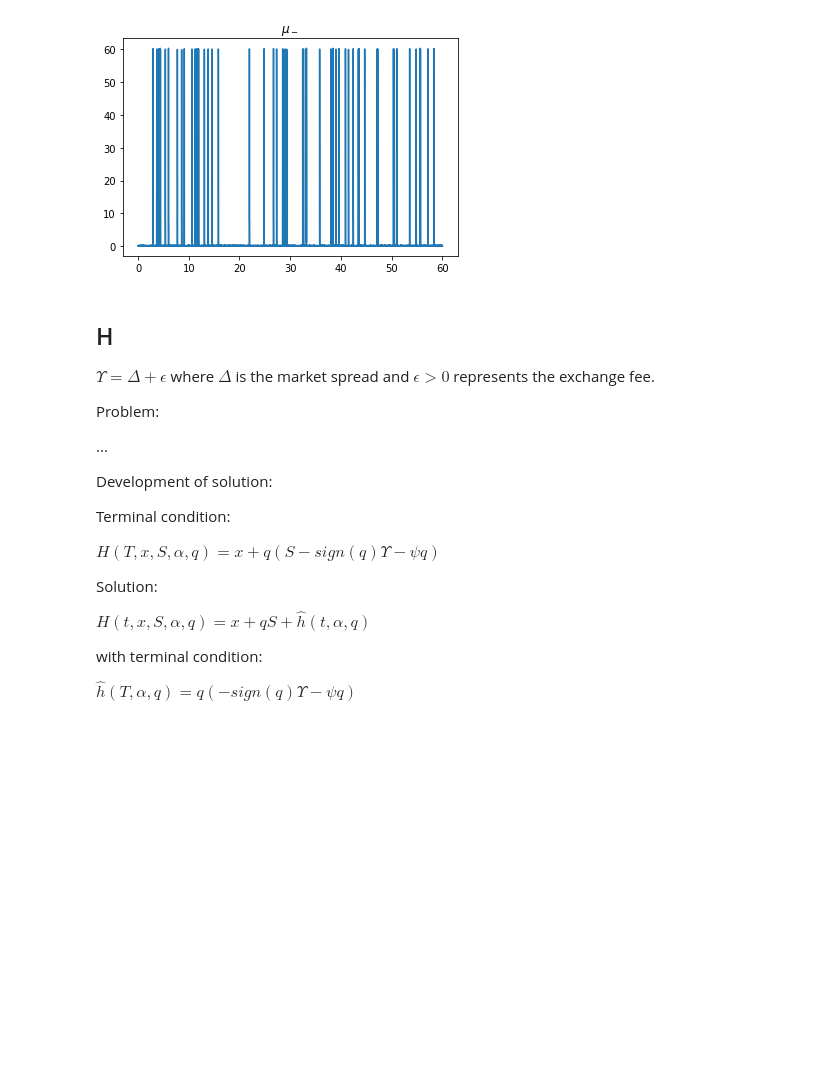
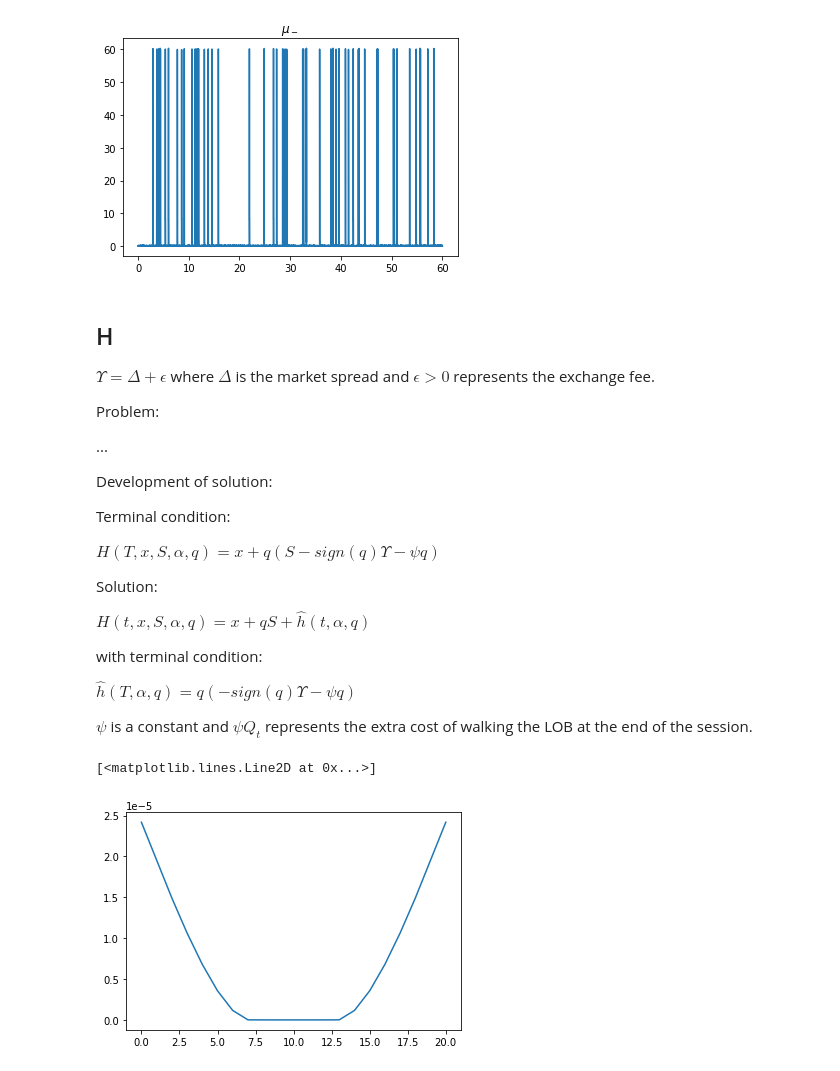
Before and after one commit to cavallofederico/marketmaking, a Jupyter notebook: market_making_alpha_signals - fede.ipynb, the cells around one changed output. Cells and saved outputs as stored; diff of their text form; code cells hidden in the pictures; blank space fills up the shorter version.

```diff
--- a/market_making_alpha_signals - fede.ipynb
+++ b/market_making_alpha_signals - fede.ipynb
@@ -255,3 +257,5 @@ $H(t,x,S,\alpha,q)=x+qS+\hat{h}(t,\alpha, q)$
 with terminal condition:
 
 $\hat{h}(T,\alpha, q)=q(-sign(q)\Upsilon-\psi q)$
+
+$\psi$ is a constant and $\psi Q_t$ represents the extra cost of walking the LOB at the end of the session.
@@ -257,0 +457,5 @@ $\hat{h}(T,\alpha, q)=q(-sign(q)\Upsilon-\psi q)$
+# %%
+plt.plot(h[0,:,4])
+# %% [output]
+[<matplotlib.lines.Line2D at 0x...>]
+[figure, added]
```
Also changed, not shown: parts of 4 cells of this notebook.
